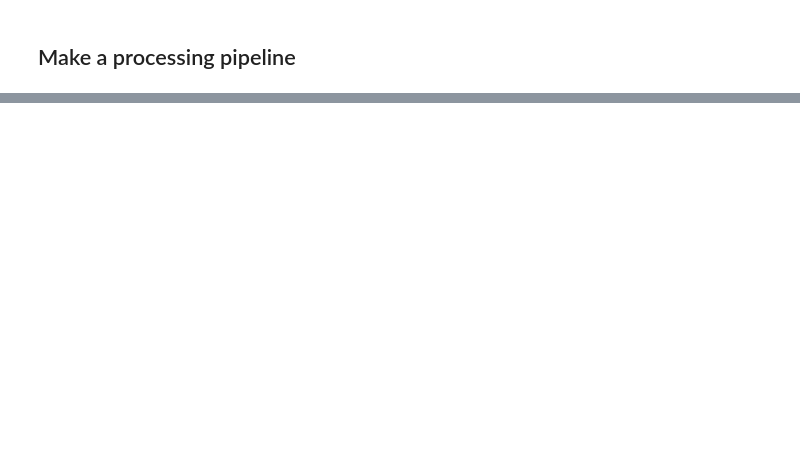
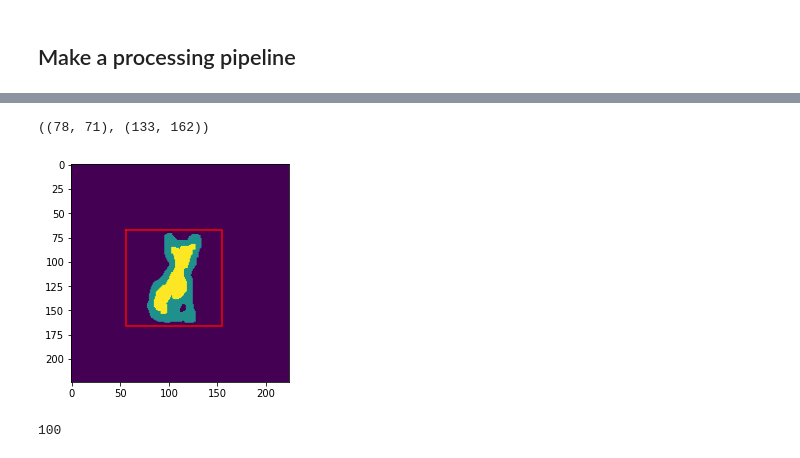
Before and after one commit to makyeme/usecase-background-seperation, a Jupyter notebook: image_to_trimap.ipynb, the cells around one changed output, grey strips where cells are left out. Cells and saved outputs as stored; diff of their text form; code cells hidden in the pictures; blank space fills up the shorter version.

Commit message:
second trimap prediction: buigfixes

```diff
--- a/image_to_trimap.ipynb
+++ b/image_to_trimap.ipynb
@@ -119,0 +123,37 @@ prepare_image("../DUTS/DUTS-TR/DUTS-TR-Image/n04254680_7831.jpg", show_steps=Tru
+# %%
+test_img, test_trimap=find_trimap_1("test_dog.jpg")
+# %%
+minx=np.flatnonzero(np.sum(test, axis=0))[0]
+maxx=np.flatnonzero(np.sum(test, axis=0))[-1]
+miny=np.flatnonzero(np.sum(test, axis=1))[0]
+maxy=np.flatnonzero(np.sum(test, axis=1))[-1]
+
+(minx,miny), (maxx,maxy)
+# %% [output]
+((78, 71), (133, 162))
+# %%
+plt.figure()
+plt.imshow(test_trimap)
+
+square_size = np.round(np.max([maxx - minx, maxy - miny]) * 1.1).astype(int)
+
+x_pad = (square_size - (maxx - minx)) // 2
+y_pad = (square_size - (maxy - miny)) // 2
+
+x_path = np.array(
+    [
+        [minx - x_pad, miny - y_pad],
+        [maxx + x_pad, miny - y_pad],
+        [maxx + x_pad, maxy + y_pad],
+        [minx - x_pad, maxy + y_pad],
+        [minx - x_pad, miny - y_pad],
+    ]
+)
+
+plt.plot(x_path[:, 0], x_path[:, 1], "r")
+
+plt.show()
+square_size
+# %% [output]
+[figure, added]
+100
```
Also changed, not shown: parts of 12 cells of this notebook, 1 other file.
